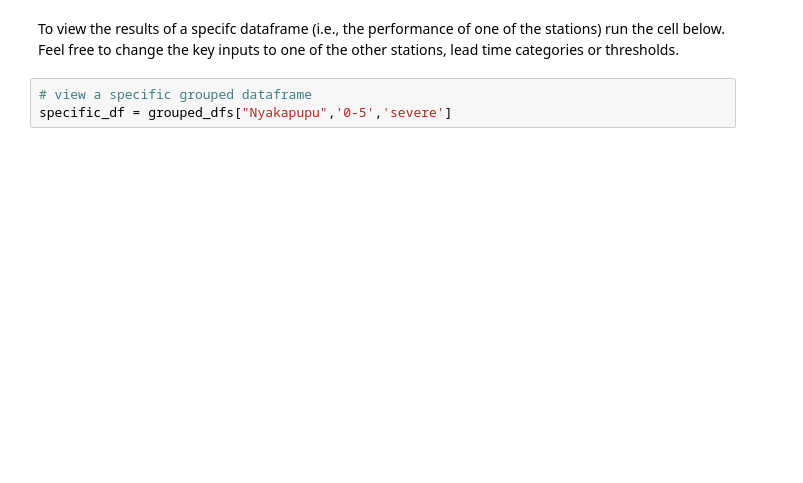
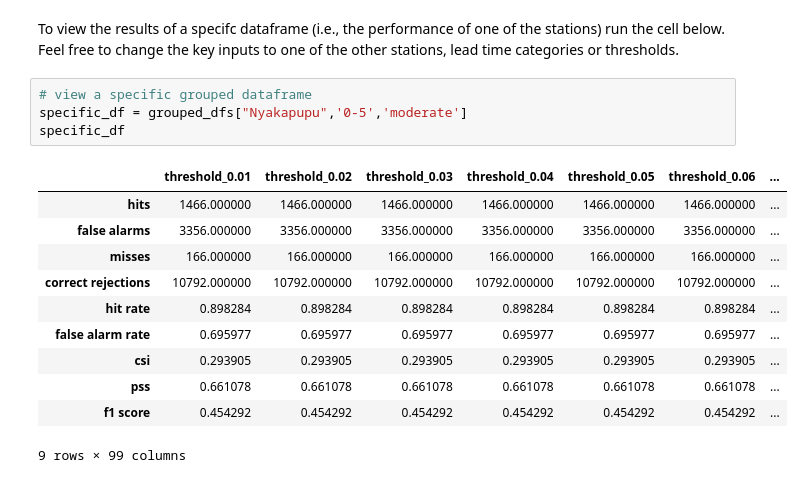
Before and after one commit to jamie-towner4/flood_aa_training, a Jupyter notebook: aa_preseason.ipynb, the cells around one changed output. Cells and saved outputs as stored; diff of their text form; blank space fills up the shorter version.

```diff
--- a/aa_preseason.ipynb
+++ b/aa_preseason.ipynb
@@ -297,4 +316,17 @@ for key, df in grouped_dfs.items():
 To view the results of a specifc dataframe (i.e., the performance of one of the stations) run the cell below. Feel free to change the key inputs to one of the other stations, lead time categories or thresholds.
 # %%
 # view a specific grouped dataframe
-specific_df = grouped_dfs["Nyakapupu",'0-5','severe']
+specific_df = grouped_dfs["Nyakapupu",'0-5','moderate']
+specific_df
+# %% [output]
+|  | threshold_0.01 | threshold_0.02 | threshold_0.03 | threshold_0.04 | threshold_0.05 | threshold_0.06 | ... |
+| hits | 1466.000000 | 1466.000000 | 1466.000000 | 1466.000000 | 1466.000000 | 1466.000000 | ... |
+| false alarms | 3356.000000 | 3356.000000 | 3356.000000 | 3356.000000 | 3356.000000 | 3356.000000 | ... |
+| misses | 166.000000 | 166.000000 | 166.000000 | 166.000000 | 166.000000 | 166.000000 | ... |
+| correct rejections | 10792.000000 | 10792.000000 | 10792.000000 | 10792.000000 | 10792.000000 | 10792.000000 | ... |
+| hit rate | 0.898284 | 0.898284 | 0.898284 | 0.898284 | 0.898284 | 0.898284 | ... |
+| false alarm rate | 0.695977 | 0.695977 | 0.695977 | 0.695977 | 0.695977 | 0.695977 | ... |
+| csi | 0.293905 | 0.293905 | 0.293905 | 0.293905 | 0.293905 | 0.293905 | ... |
+| pss | 0.661078 | 0.661078 | 0.661078 | 0.661078 | 0.661078 | 0.661078 | ... |
+| f1 score | 0.454292 | 0.454292 | 0.454292 | 0.454292 | 0.454292 | 0.454292 | ... |
+9 rows × 99 columns
```
Also changed, not shown: parts of 16 cells of this notebook, 1 other file.
